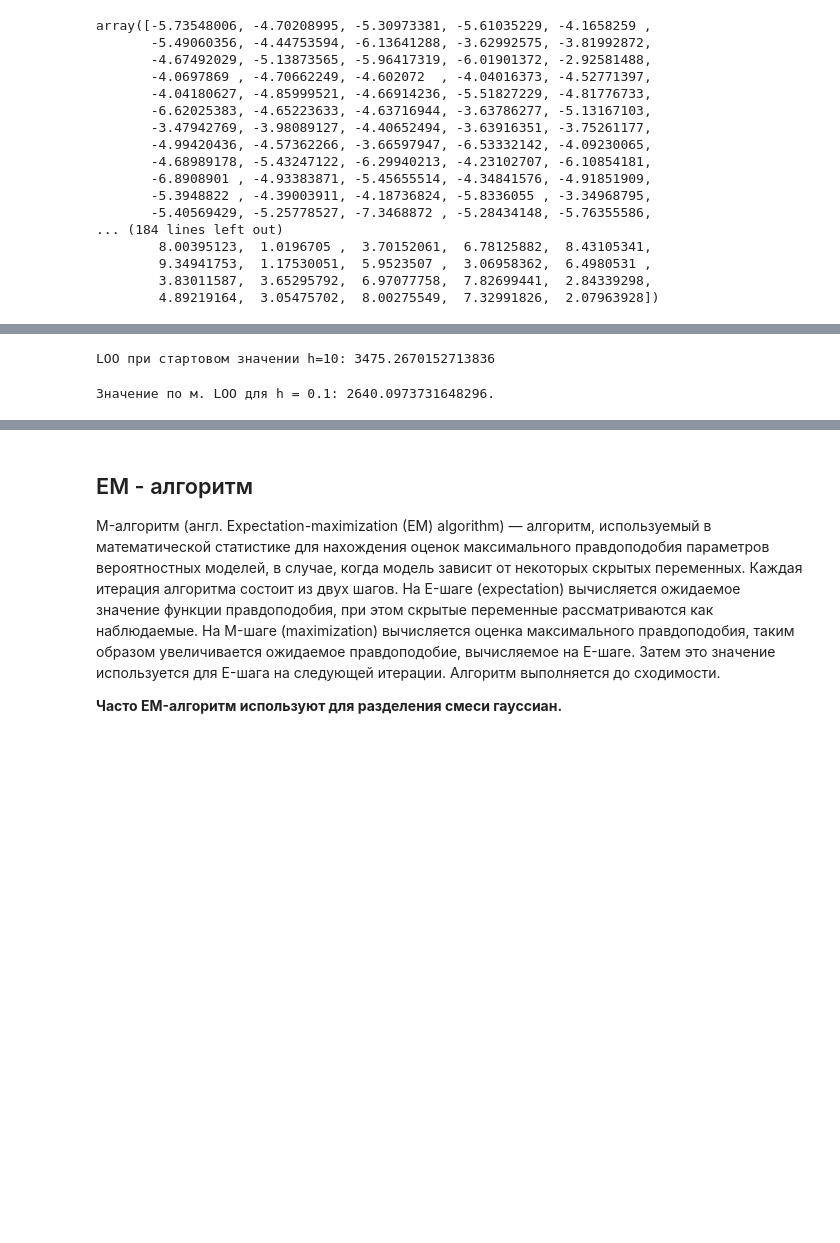
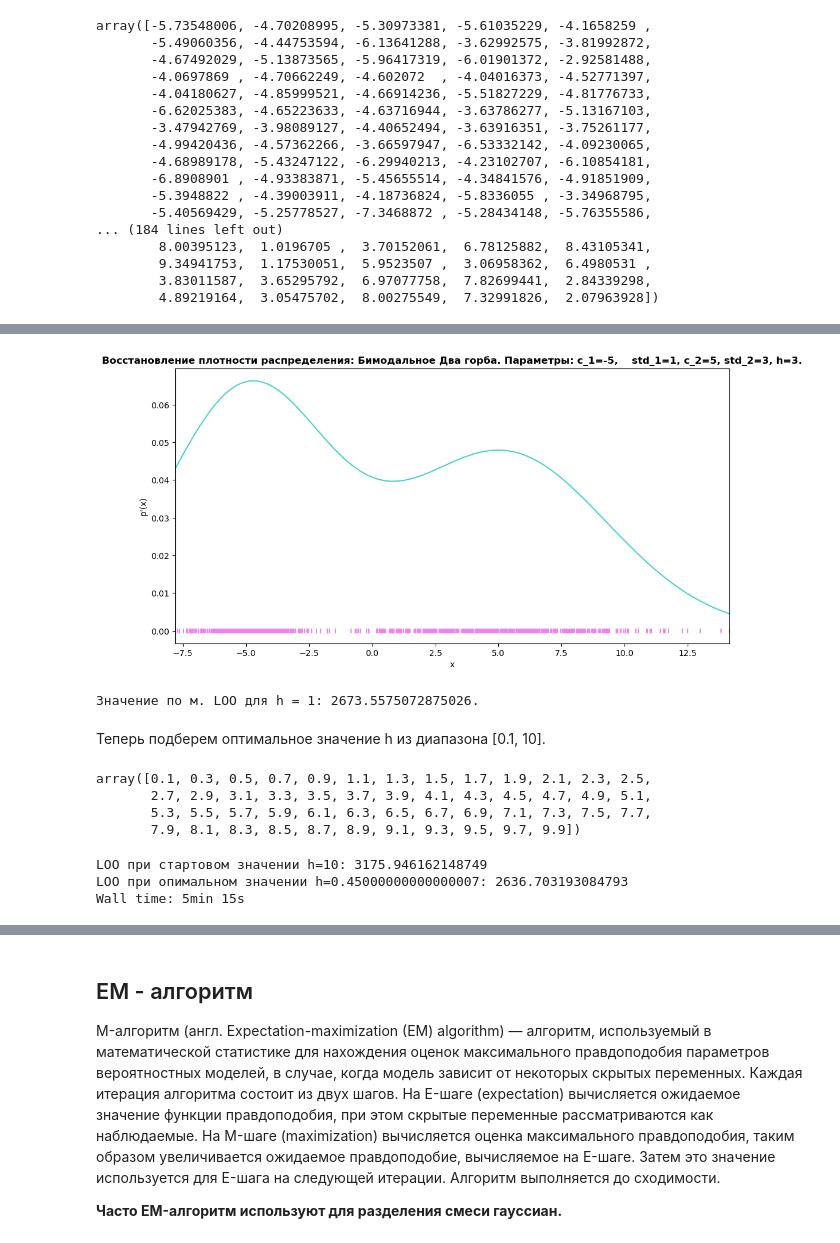
Before and after one commit to natalia-sd/AI-andstuff, a Jupyter notebook: lab_5/lab_5.ipynb, the cells around one changed output, grey strips where cells are left out. Saved outputs shown, nothing was run; the diff lists cells and outputs as text; code cells hidden in the pictures; blank space fills up the shorter version.

```diff
--- a/lab_5/lab_5.ipynb
+++ b/lab_5/lab_5.ipynb
@@ -438,33 +414,47 @@ def LOO(data, h):
+# %%
+plot_2D(bi_data2, 'Бимодальное Два горба', -5, 1, 5, 3, 3, 1000, ['mediumturquoise', 'violet'])
+# %% [output]
+[figure, added]
+# %%
+def LOO(data: list, h: float) -> float:
+    """
+    Function: реализация метода leave-one-out.
+
+    Args:
+    data: list - массив данных.
+    h: float - ширина окна.
+
+    Return: значение оптимизированной ширины окна (float).
+    """
+    return -sum([math.log(ParzRos_score2(data[i], h, data[:i] + data[i+1:], gauss_kernel)) for i in range(len(data))])
+
+print(f"Значение по м. LOO для h = 1: {LOO(bi_data2.tolist(), 1)}.")
+# %% [output]
+Значение по м. LOO для h = 1: 2673.5575072875026.
+# %% [markdown]
+Теперь подберем оптимальное значение h из диапазона [0.1, 10].
+# %%
+h_s
+# %% [output]
+array([0.1, 0.3, 0.5, 0.7, 0.9, 1.1, 1.3, 1.5, 1.7, 1.9, 2.1, 2.3, 2.5,
+       2.7, 2.9, 3.1, 3.3, 3.5, 3.7, 3.9, 4.1, 4.3, 4.5, 4.7, 4.9, 5.1,
+       5.3, 5.5, 5.7, 5.9, 6.1, 6.3, 6.5, 6.7, 6.9, 7.1, 7.3, 7.5, 7.7,
+       7.9, 8.1, 8.3, 8.5, 8.7, 8.9, 9.1, 9.3, 9.5, 9.7, 9.9])
 # %%
 %%time
-h_s = np.arange(0.5, 10.5, 0.5)
+h_s = np.arange(0.1, 5.05, 0.05)
 loo_min = 100000
-h_min = 11
 
 for h in h_s:
-    if LOO(bi_data2.tolist(), h) < loo_min:
-        loo_min = LeaveOneOut(bi_data2.tolist(), h)
+    loo_cur = LOO(bi_data2.tolist(), h)
+    if  loo_cur < loo_min:
+        loo_min = loo_cur
         h_min = h
-print(f"LOO при стартовом значении h=10: {LeaveOneOut(bi_data2.tolist(), h)}")
+
+
+print(f"LOO при стартовом значении h=10: {LOO(bi_data2.tolist(), h)}")
+print(f"LOO при опимальном значении h={h_min}: {loo_min}")
 # %% [output]
-LOO при стартовом значении h=10: 3475.2670152713836
+LOO при стартовом значении h=10: 3175.946162148749
+LOO при опимальном значении h=0.45000000000000007: 2636.703193084793
+Wall time: 5min 15s
-# %%
-def LOO(data: list, h: float) -> float:
-    """
-    Function: реализация метода leave-one-out.
-
-    Args:
-    data: list - массив данных.
-    h: float - ширина окна.
-
-    Return: значение оптимизированной ширины окна (float).
-    """
-    return -sum([math.log(ParzRos_score2(data[i], h, data[:i] + data[i+1:], gauss_kernel)) for i in range(len(data))])
-
-#  pr = [ParzRos_score(point[:2], h, data, gauss_kernel, distance) for point in xyz]
-
-# sum([kernel(distance(x, point) / h) for point in data]) / (len(data) * h)
-
-print(f"Значение по м. LOO для h = 0.1: {LOO(bi_data2.tolist(), 0.3)}.")
-# %% [output]
-Значение по м. LOO для h = 0.1: 2640.0973731648296.
```
Also changed, not shown: parts of 12 cells of this notebook.
